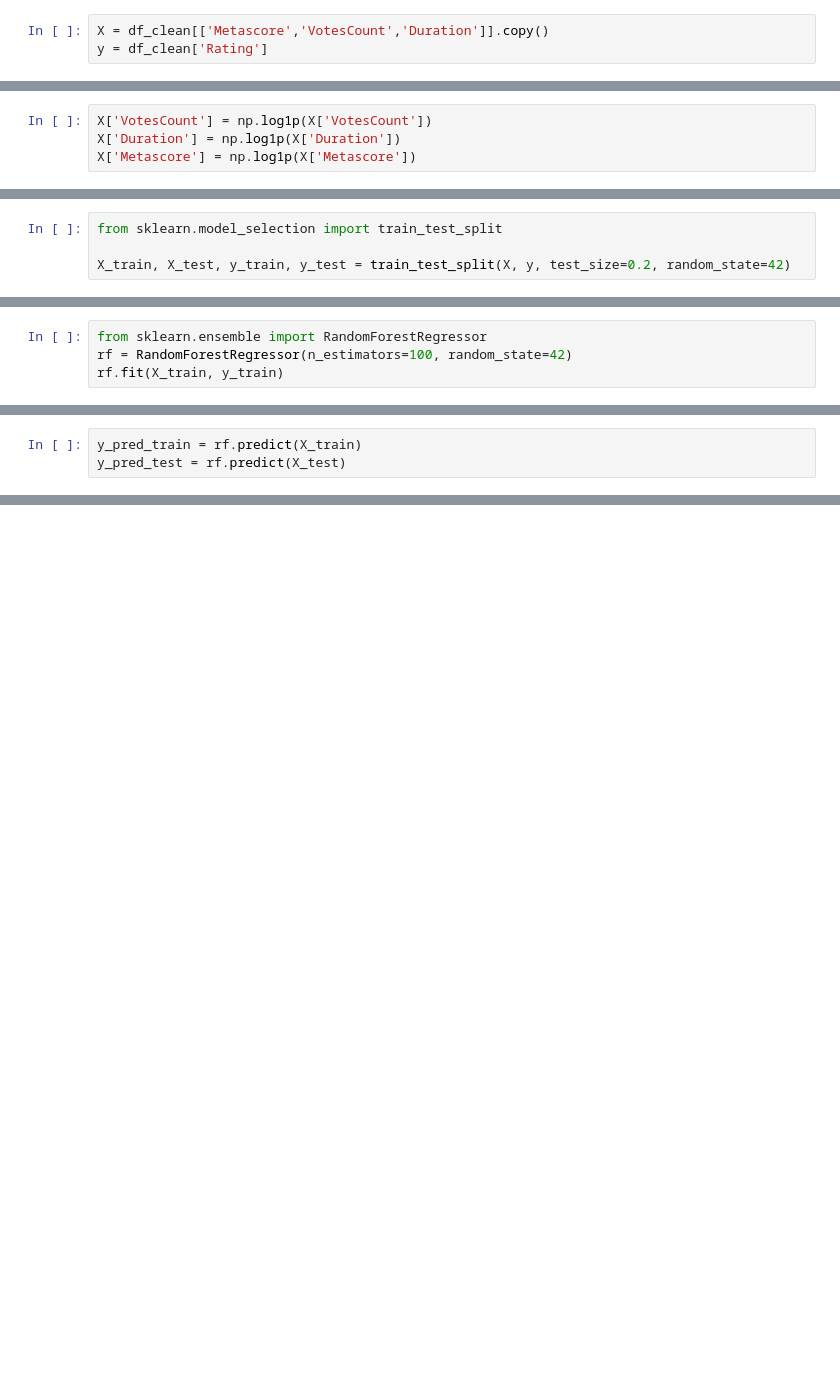
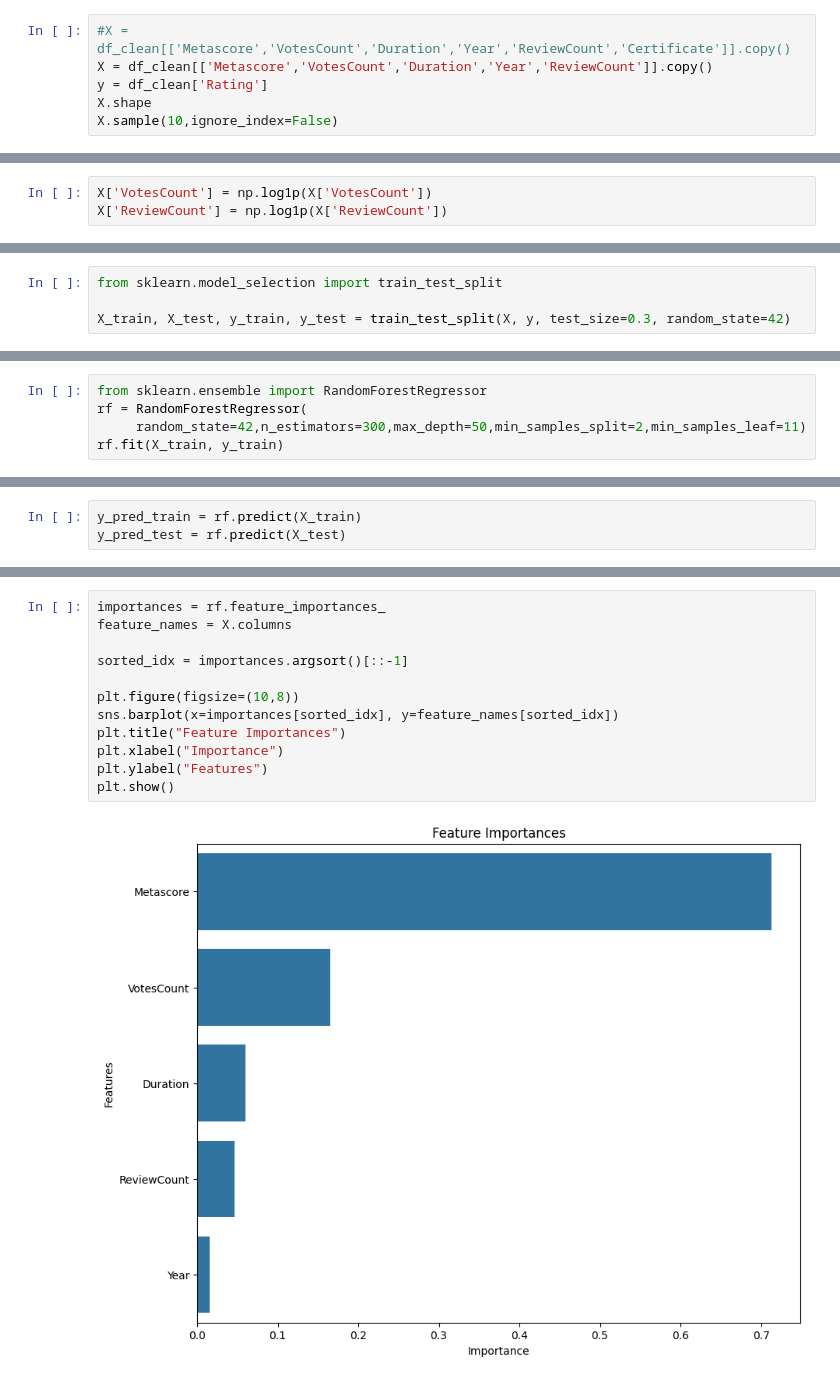
Before and after one commit to yousifmohamed74/Ai2-Project, a Jupyter notebook: Ai2 Project.ipynb, the cells around one changed output, grey strips where cells are left out. Saved outputs shown, nothing was run; the diff lists cells and outputs as text; blank space fills up the shorter version.

```diff
--- a/Ai2 Project.ipynb
+++ b/Ai2 Project.ipynb
@@ -177,5 +185,8 @@ df_clean.shape
 # %% [markdown]
 ### Feature Selection
 # %%
-X = df_clean[['Metascore','VotesCount','Duration']].copy()
+#X = df_clean[['Metascore','VotesCount','Duration','Year','ReviewCount','Certificate']].copy()
+X = df_clean[['Metascore','VotesCount','Duration','Year','ReviewCount']].copy()
 y = df_clean['Rating']
+X.shape
+X.sample(10,ignore_index=False)
@@ -183,8 +206,7 @@ y = df_clean['Rating']
 **Handle skewed numeric columns (log-transform Votes & ReviewCount)**
 # %%
 X['VotesCount'] = np.log1p(X['VotesCount'])
-X['Duration'] = np.log1p(X['Duration'])
-X['Metascore'] = np.log1p(X['Metascore'])
+X['ReviewCount'] = np.log1p(X['ReviewCount'])
 # %% [markdown]
 ### Model fit and training using LinearRegression
 # %% [markdown]
@@ -196,7 +218,7 @@ from sklearn.metrics import accuracy_score
 # %%
 from sklearn.model_selection import train_test_split
 
-X_train, X_test, y_train, y_test = train_test_split(X, y, test_size=0.2, random_state=42)
+X_train, X_test, y_train, y_test = train_test_split(X, y, test_size=0.3, random_state=42)
 # %%
 ##train model
 model = LinearRegression()
@@ -228,6 +247,7 @@ R-squared value of this fit: 0.56
 ### Model fit and training using Random Forest
 # %%
 from sklearn.ensemble import RandomForestRegressor
-rf = RandomForestRegressor(n_estimators=100, random_state=42)
+rf = RandomForestRegressor(
+     random_state=42,n_estimators=300,max_depth=50,min_samples_split=2,min_samples_leaf=11)
 rf.fit(X_train, y_train)
 # %% [output]
@@ -262,0 +309,14 @@ plt.show()
+# %%
+importances = rf.feature_importances_
+feature_names = X.columns
+
+sorted_idx = importances.argsort()[::-1]
+
+plt.figure(figsize=(10,8))
+sns.barplot(x=importances[sorted_idx], y=feature_names[sorted_idx])
+plt.title("Feature Importances")
+plt.xlabel("Importance")
+plt.ylabel("Features")
+plt.show()
+# %% [output]
+[figure, added]
```
Also changed, not shown: parts of 27 cells of this notebook, 1 other file.
